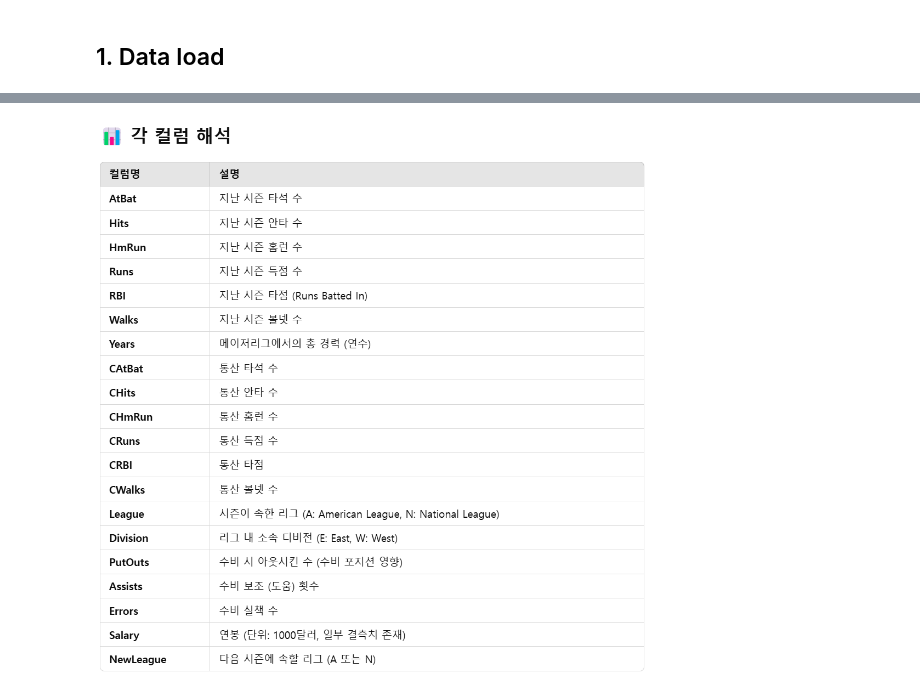
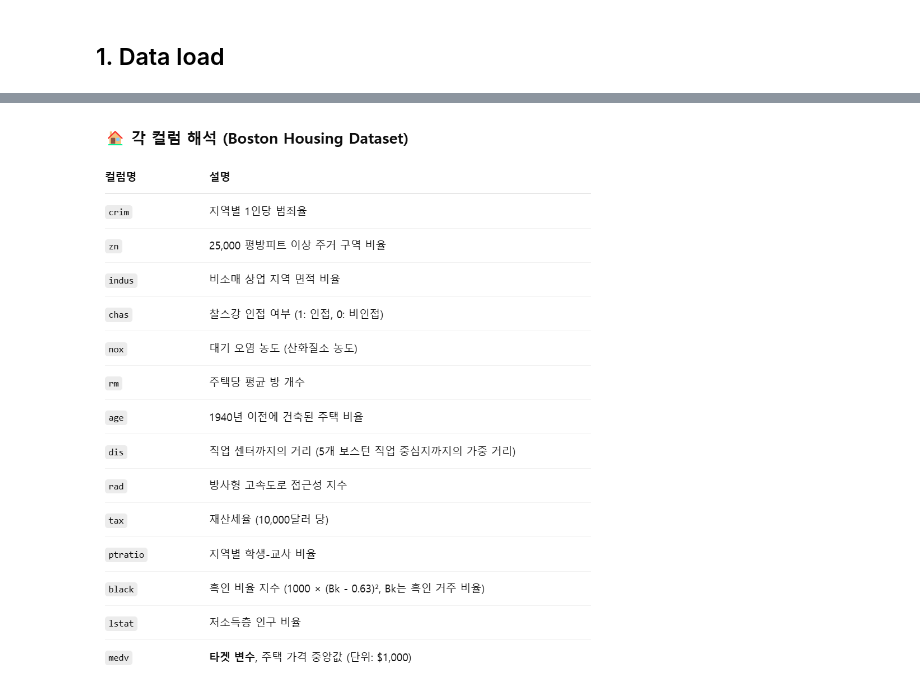
Before and after one commit to jeonjongmi/ML-study, a Jupyter notebook: model/random_forest.ipynb, the cells around one changed output, grey strips where cells are left out. Drawn from its saved outputs; the diff is of its cells as text; code cells hidden in the pictures.

Commit message:
upload: random forest code

```diff
--- a/model/random_forest.ipynb
+++ b/model/random_forest.ipynb
@@ -55,5 +55,5 @@ memory usage: 55.3 KB
 # %%
-display(Image(filename='../image/decision_tree_regression_col_info.png', width=600))
+display(Image(filename='../image/random_forest_regression_col_info.png', width=600))
 # %% [output]
-[figure, old version]
+[figure, new version]
 # %%
```
Also changed, not shown: parts of 31 cells of this notebook, 2 other files.
